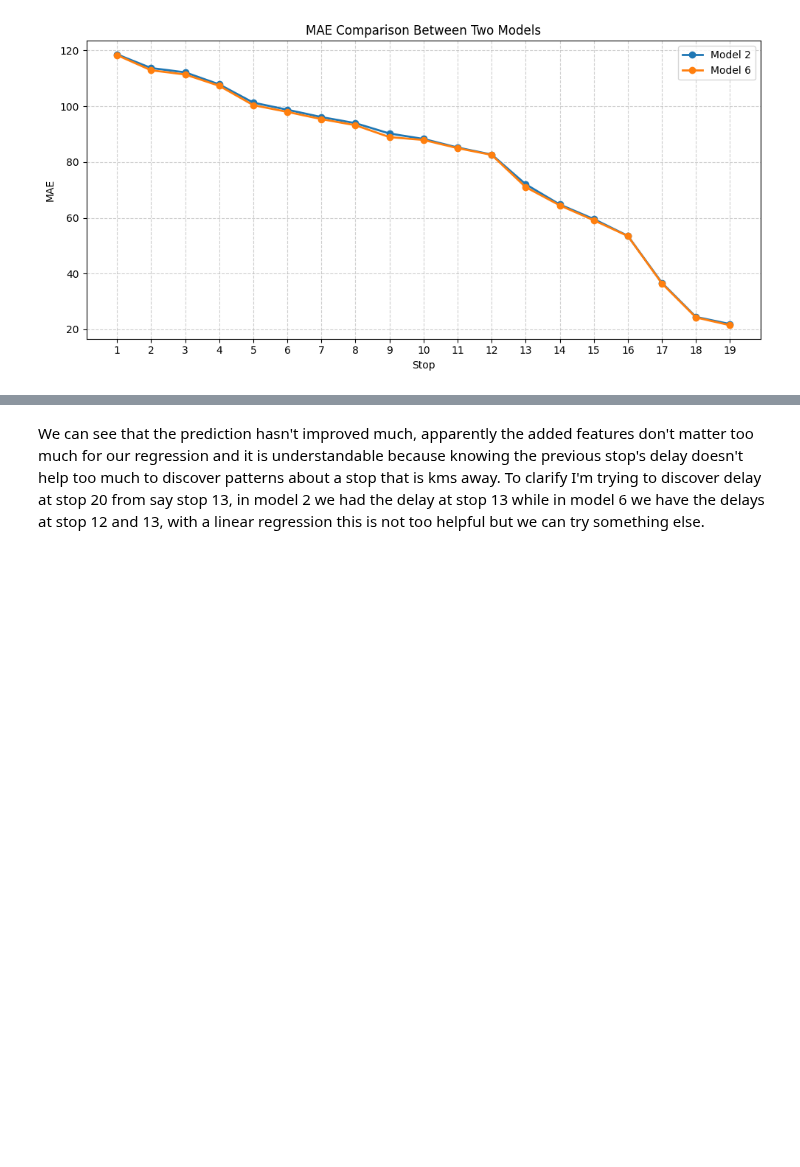
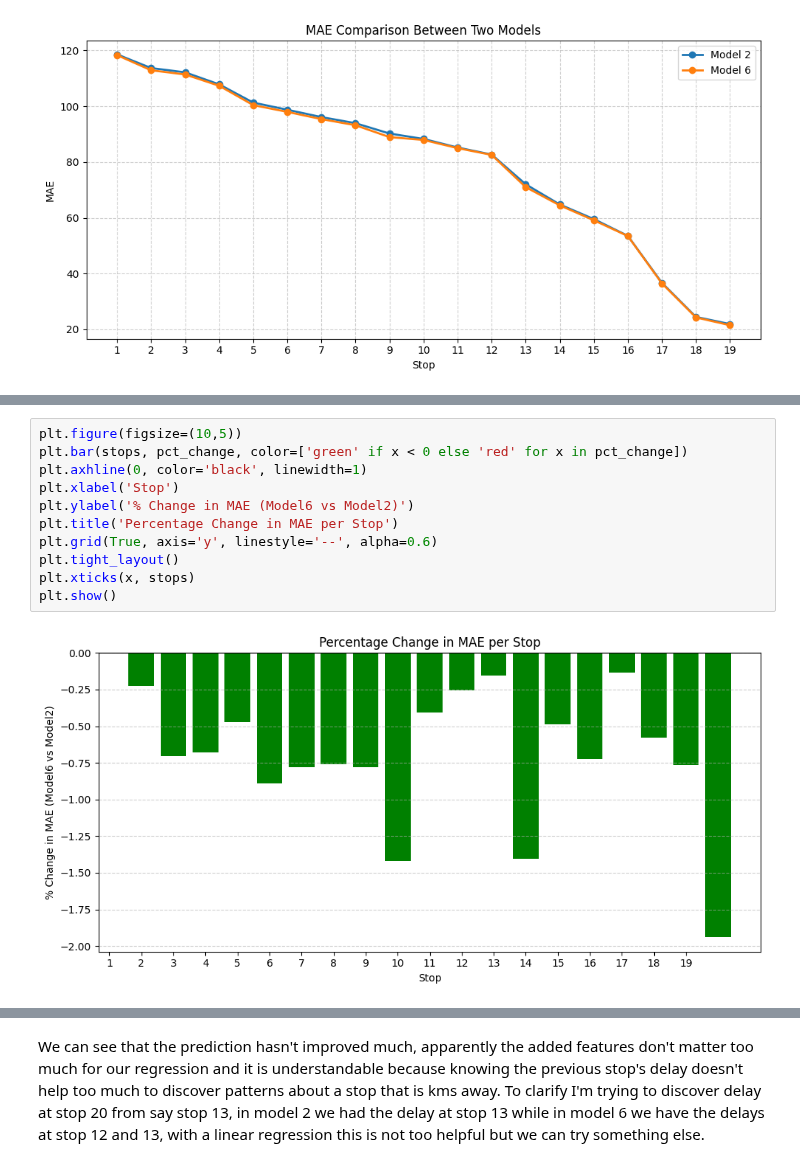
Before and after one commit to Gioalf/AH2179, a Jupyter notebook: project/AIprojectGioAlf.ipynb, the cells around one changed output, grey strips where cells are left out. Saved outputs shown, nothing was run; the diff lists cells and outputs as text; blank space fills up the shorter version.

```diff
--- a/project/AIprojectGioAlf.ipynb
+++ b/project/AIprojectGioAlf.ipynb
@@ -1233 +1267,14 @@ plt.show()
+# %%
+plt.figure(figsize=(10,5))
+plt.bar(stops, pct_change, color=['green' if x < 0 else 'red' for x in pct_change])
+plt.axhline(0, color='black', linewidth=1)
+plt.xlabel('Stop')
+plt.ylabel('% Change in MAE (Model6 vs Model2)')
+plt.title('Percentage Change in MAE per Stop')
+plt.grid(True, axis='y', linestyle='--', alpha=0.6)
+plt.tight_layout()
+plt.xticks(x, stops)
+plt.show()
+# %% [output]
+[figure, added]
 # %%
```
Also changed, not shown: parts of 7 cells of this notebook.
